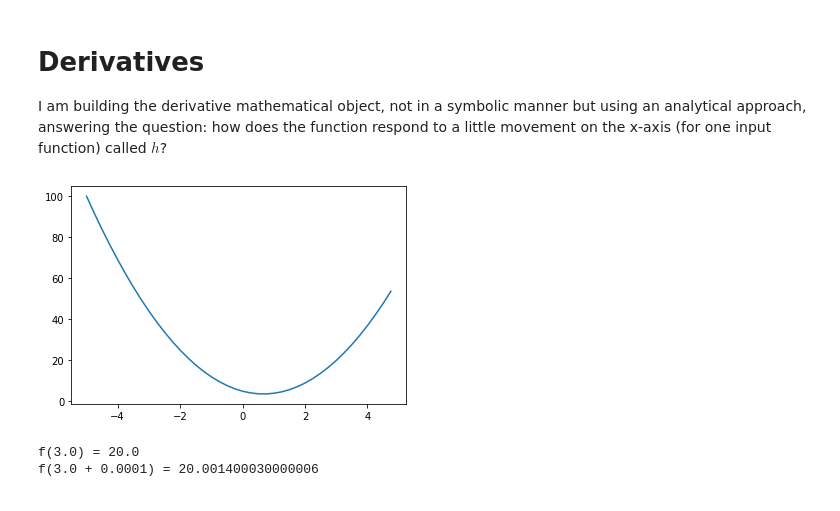
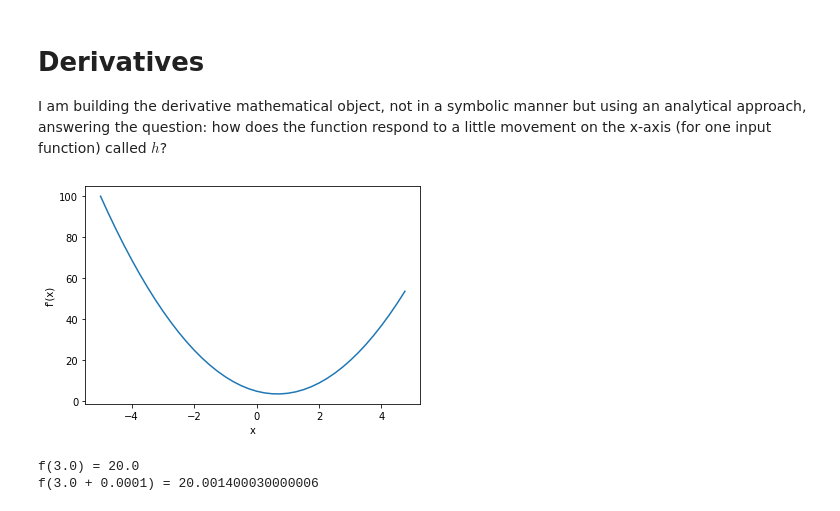
Before and after one commit to lorenzobalzani/nlp-dl-experiments, a Jupyter notebook: artificial_neural_network/ANN.ipynb, the cells around one changed output. Saved outputs shown, nothing was run; the diff lists cells and outputs as text; code cells hidden in the pictures.

```diff
--- a/artificial_neural_network/ANN.ipynb
+++ b/artificial_neural_network/ANN.ipynb
@@ -26,10 +27,10 @@ I am building the derivative mathematical object, not in a symbolic manner but u
 # %%
 f = lambda x: 3*(x**2) - 4*x + 5
 xs = np.arange(-5, 5, 0.25)
 ys = f(xs)
-plt.plot(xs, ys);
+plt.plot(xs, ys); plt.ylabel("f'(x)"); plt.xlabel('x');
 # %% [output]
-[figure, old version]
+[figure, new version]
 # %%
 h = 1e-4
 x = 3.0
```
Also changed, not shown: parts of 18 cells of this notebook.
